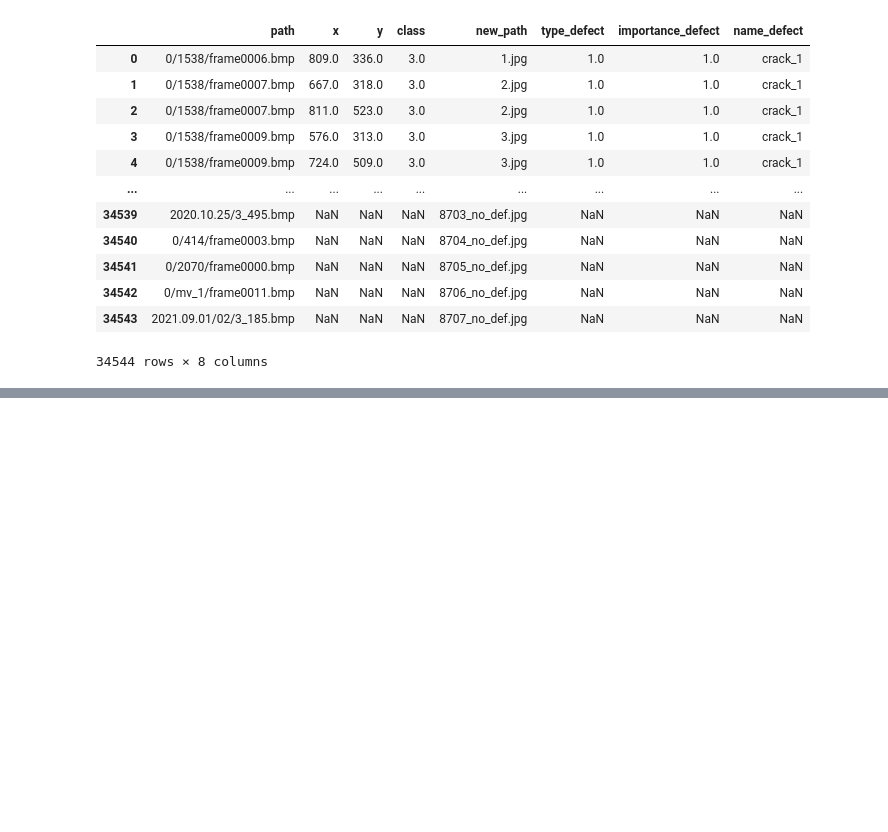
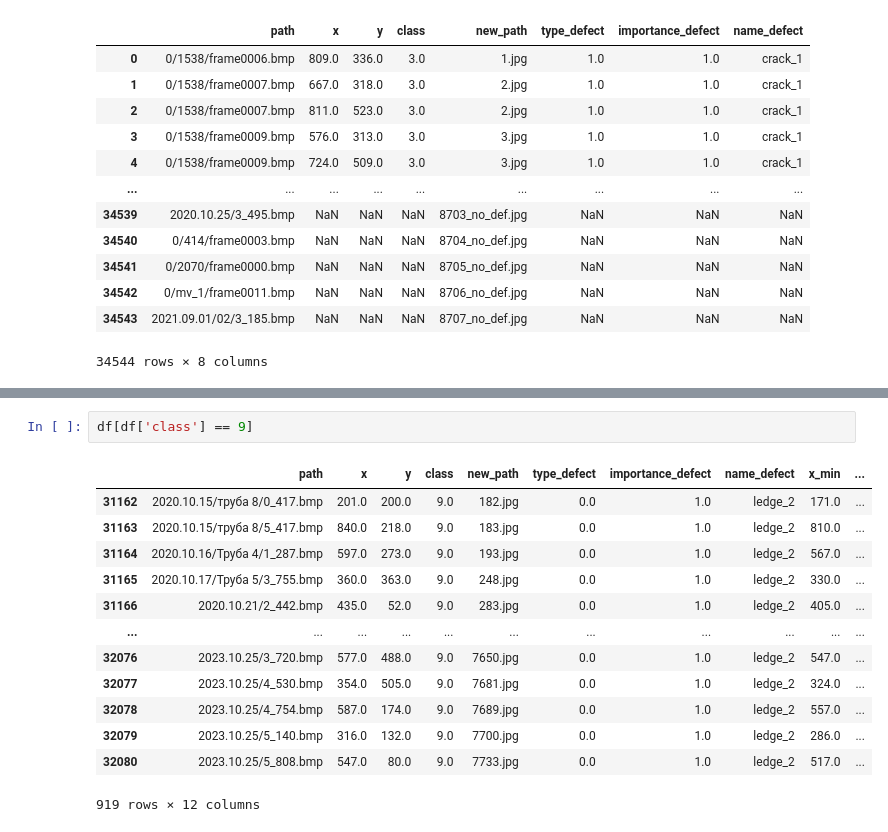
Before and after one commit to Dynamical-LR/atomic_pipes, a Jupyter notebook: nn/data_preparation/4_create_bbox.ipynb, the cells around one changed output, grey strips where cells are left out. Drawn from its saved outputs; the diff is of its cells as text; blank space fills up the shorter version.

Commit message:
updated notebook and added tables

```diff
--- a/nn/data_preparation/4_create_bbox.ipynb
+++ b/nn/data_preparation/4_create_bbox.ipynb
@@ -172,0 +162,16 @@ def get_bbox(x_center, y_center, cls):
+# %%
+df[df['class'] == 9]
+# %% [output]
+|  | path | x | y | class | new_path | type_defect | importance_defect | name_defect | x_min | ... |
+| 31162 | 2020.10.15/труба 8/0_417.bmp | 201.0 | 200.0 | 9.0 | 182.jpg | 0.0 | 1.0 | ledge_2 | 171.0 | ... |
+| 31163 | 2020.10.15/труба 8/5_417.bmp | 840.0 | 218.0 | 9.0 | 183.jpg | 0.0 | 1.0 | ledge_2 | 810.0 | ... |
+| 31164 | 2020.10.16/Труба 4/1_287.bmp | 597.0 | 273.0 | 9.0 | 193.jpg | 0.0 | 1.0 | ledge_2 | 567.0 | ... |
+| 31165 | 2020.10.17/Труба 5/3_755.bmp | 360.0 | 363.0 | 9.0 | 248.jpg | 0.0 | 1.0 | ledge_2 | 330.0 | ... |
+| 31166 | 2020.10.21/2_442.bmp | 435.0 | 52.0 | 9.0 | 283.jpg | 0.0 | 1.0 | ledge_2 | 405.0 | ... |
+| ... | ... | ... | ... | ... | ... | ... | ... | ... | ... | ... |
+| 32076 | 2023.10.25/3_720.bmp | 577.0 | 488.0 | 9.0 | 7650.jpg | 0.0 | 1.0 | ledge_2 | 547.0 | ... |
+| 32077 | 2023.10.25/4_530.bmp | 354.0 | 505.0 | 9.0 | 7681.jpg | 0.0 | 1.0 | ledge_2 | 324.0 | ... |
+| 32078 | 2023.10.25/4_754.bmp | 587.0 | 174.0 | 9.0 | 7689.jpg | 0.0 | 1.0 | ledge_2 | 557.0 | ... |
+| 32079 | 2023.10.25/5_140.bmp | 316.0 | 132.0 | 9.0 | 7700.jpg | 0.0 | 1.0 | ledge_2 | 286.0 | ... |
+| 32080 | 2023.10.25/5_808.bmp | 547.0 | 80.0 | 9.0 | 7733.jpg | 0.0 | 1.0 | ledge_2 | 517.0 | ... |
+919 rows × 12 columns
```
Also changed, not shown: parts of 9 cells of this notebook, 2 other files.
